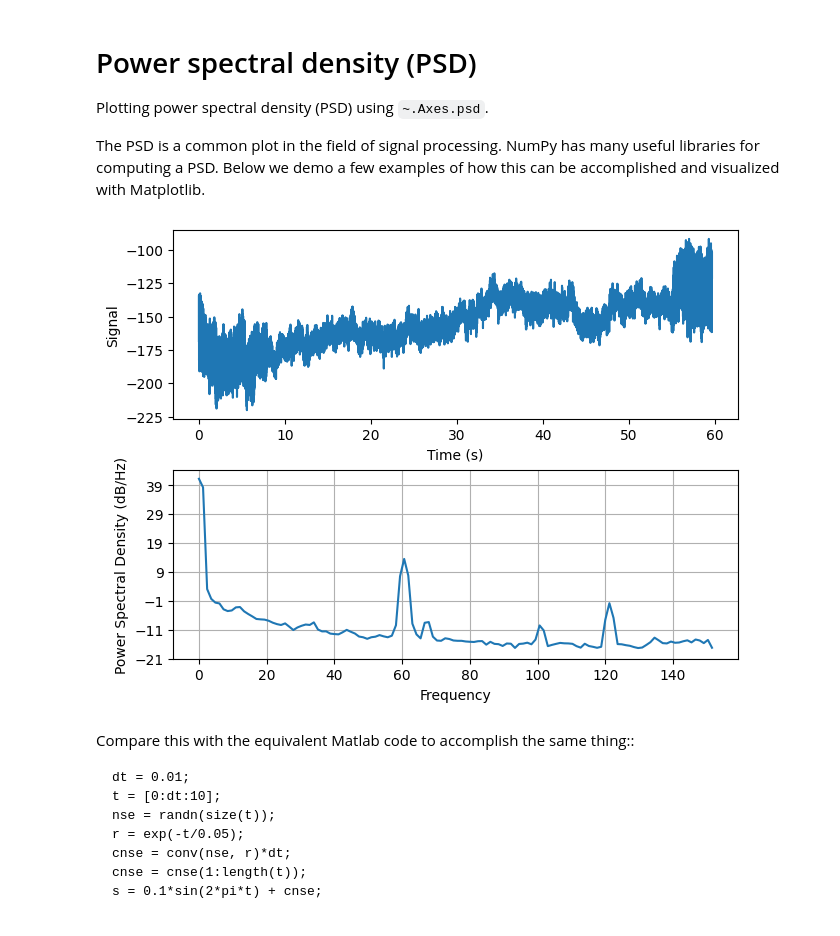
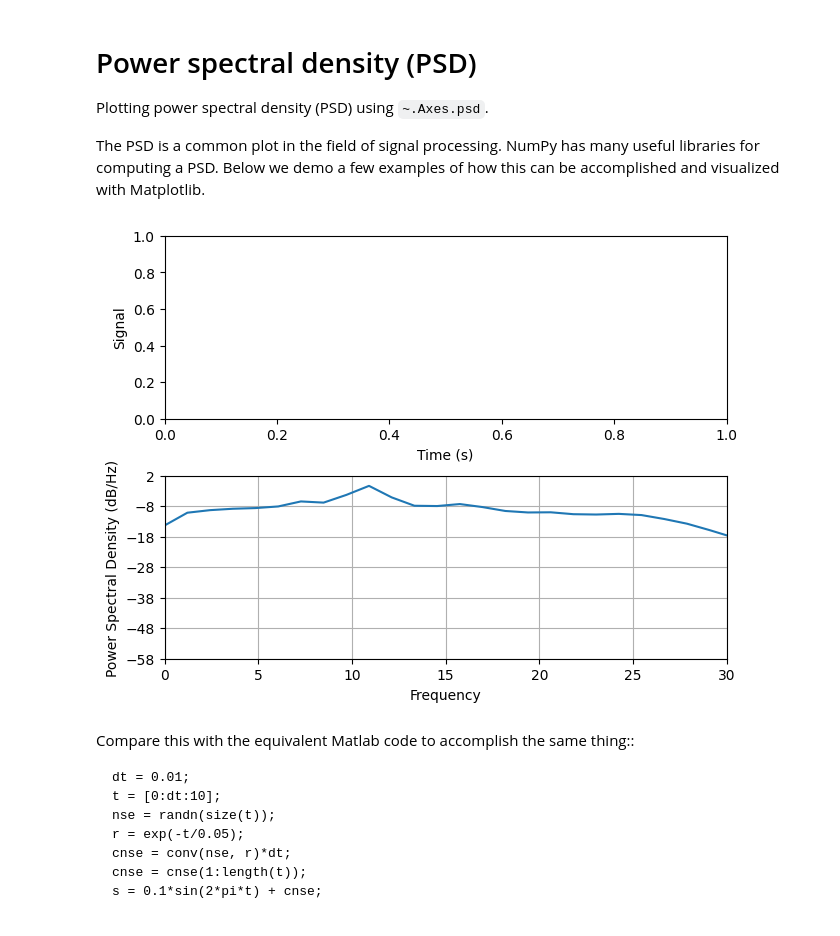
Before and after one commit to maxmyrtetus/dsi7, a Jupyter notebook: ssvep_speller/psd_demo.ipynb, the cells around one changed output. Saved outputs shown, nothing was run; the diff lists cells and outputs as text; code cells hidden in the pictures.

```diff
--- a/ssvep_speller/psd_demo.ipynb
+++ b/ssvep_speller/psd_demo.ipynb
@@ -9,7 +9,7 @@ many useful libraries for computing a PSD. Below we demo a few examples
 of how this can be accomplished and visualized with Matplotlib.
 # %%
 import pandas as pd
-_8Hz_signal = pd.read_csv("./csv_from_xdf/ssvep_data_8Hz_raw.csv")
+_8Hz_signal = pd.read_csv("./csv_from_xdf/8Hz_0001_filtered.csv")
 p3_8 = _8Hz_signal['P3'].to_numpy()
 p4_8 = _8Hz_signal['P4'].to_numpy()
 t_8 = _8Hz_signal['Time'].to_numpy()
@@ -31,30 +59,44 @@ t_11 = _11Hz_signal['Time'].to_numpy()
 # %%
 import matplotlib.pyplot as plt
 import numpy as np
 
 import matplotlib.mlab as mlab
 
 # # Fixing random state for reproducibility
 # np.random.seed(19680801)
 
 dt = 0.0033
 # t = np.arange(0, 10, dt)
 # nse = np.random.randn(len(t))
 # r = np.exp(-t / 0.05)
 
 # cnse = np.convolve(nse, r) * dt
 # cnse = cnse[:len(t)]
 # s = 0.1 * np.sin(2 * np.pi * t) + cnse
 
 fig, (ax0, ax1) = plt.subplots(2, 1, layout='constrained')
-ax0.plot(t_9, p4_9)
+#ax0.plot(t_9, filtered_signal)
 ax0.set_xlabel('Time (s)')
 ax0.set_ylabel('Signal')
-ax1.psd(p4_9, 250, 1 / dt)
+ax1.psd(signal, 250, 1 / dt)
+plt.xlim(0, 30)
+#ax1.set_xscale('linear')
+# def annot_max(x,y, ax=None):
+#     xmax = x[np.argmax(y)]
+#     ymax = y.max()
+#     text= "x={:.3f}, y={:.3f}".format(xmax, ymax)
+#     if not ax:
+#         ax=plt.gca()
+#     bbox_props = dict(boxstyle="square,pad=0.3", fc="w", ec="k", lw=0.72)
+#     arrowprops=dict(arrowstyle="->",connectionstyle="angle,angleA=0,angleB=60")
+#     kw = dict(xycoords='data',textcoords="axes fraction",
+#               arrowprops=arrowprops, bbox=bbox_props, ha="right", va="top")
+#     ax.annotate(text, xy=(xmax, ymax), xytext=(0.94,0.96), **kw)
 
+# annot_max(signal, fft_magnitude)
 plt.show()
 # %% [output]
-[figure, old version]
+[figure, new version]
 # %% [markdown]
 Compare this with the equivalent Matlab code to accomplish the same thing::
 
```
Also changed, not shown: parts of 1 cell of this notebook, 2 other files.
